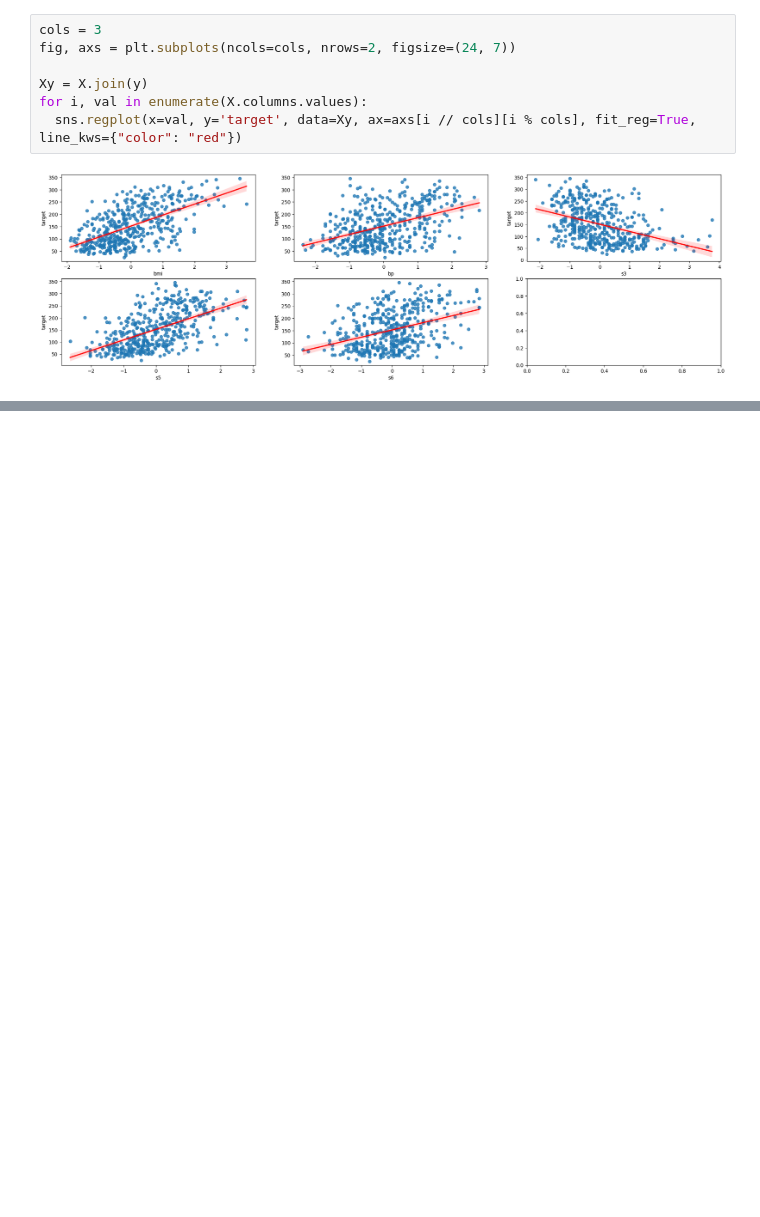
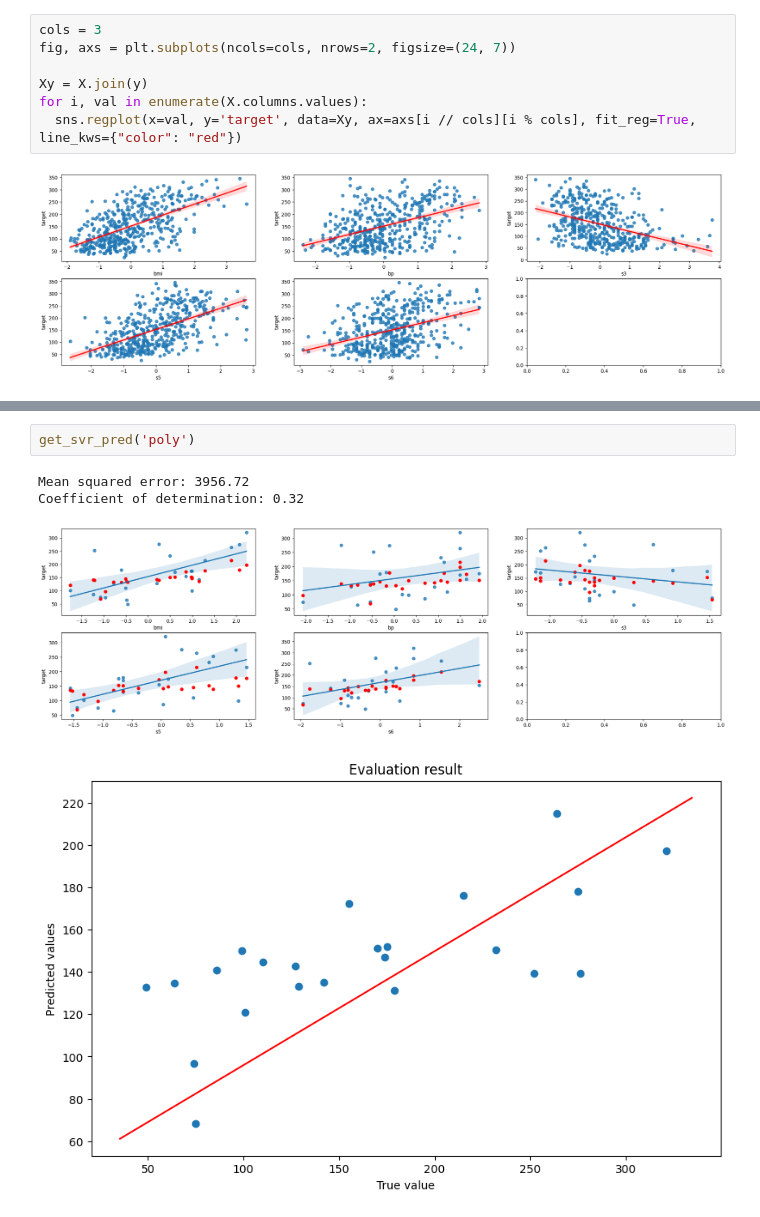
Before and after one commit to Tako-San/ml-course, a Jupyter notebook: t1/main.ipynb, the cells around one changed output, grey strips where cells are left out. Drawn from its saved outputs; the diff is of its cells as text; blank space fills up the shorter version.

```diff
--- a/t1/main.ipynb
+++ b/t1/main.ipynb
@@ -262,0 +276,7 @@ print_evaluation_result(y_test.values, fnv_pred)
+# %%
+get_svr_pred('poly')
+# %% [output]
+Mean squared error: 3956.72
+Coefficient of determination: 0.32
+[figure, added]
+[figure, added]
```
Also changed, not shown: parts of 16 cells of this notebook.
